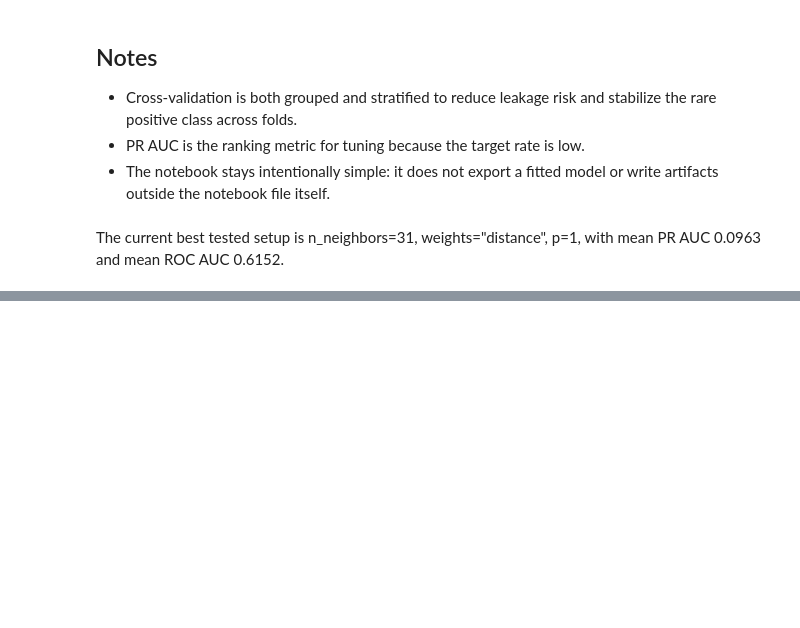
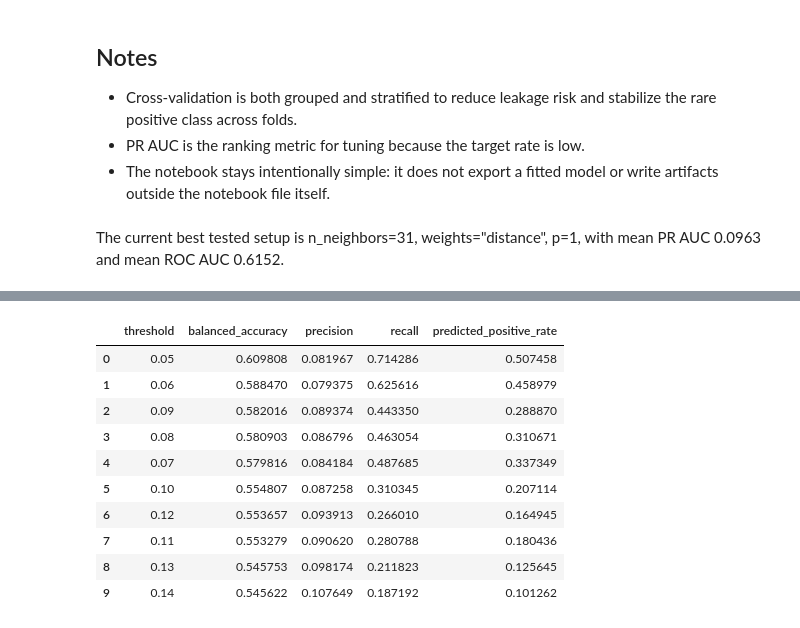
Before and after one commit to janwolyniak/WEC_26, a Jupyter notebook: notebooks/knn_pipeline.ipynb, the cells around one changed output, grey strips where cells are left out. Saved outputs shown, nothing was run; the diff lists cells and outputs as text; code cells hidden in the pictures; blank space fills up the shorter version.

```diff
--- a/notebooks/knn_pipeline.ipynb
+++ b/notebooks/knn_pipeline.ipynb
@@ -375,0 +510,80 @@ Best configuration fold metrics:
+# %%
+from sklearn.metrics import precision_score, recall_score
+
+
+def collect_oof_probabilities(X_frame, y_series, group_series, numeric_feature_names, params):
+    splitter = StratifiedGroupKFold(n_splits=N_SPLITS, shuffle=True, random_state=RANDOM_STATE)
+    oof_rows = []
+
+    for fold_number, (train_idx, val_idx) in enumerate(splitter.split(X_frame, y_series, group_series), start=1):
+        model = build_knn_pipeline(
+            numeric_features=numeric_feature_names,
+            categorical_features=categorical_features,
+            boolean_features=boolean_features,
+            params=params,
+        )
+        model.fit(X_frame.iloc[train_idx], y_series.iloc[train_idx])
+        probabilities = model.predict_proba(X_frame.iloc[val_idx])[:, 1]
+
+        fold_frame = pd.DataFrame({
+            'fold': fold_number,
+            'y_true': y_series.iloc[val_idx].to_numpy(),
+            'y_proba': probabilities,
+        })
+        oof_rows.append(fold_frame)
+
+    return pd.concat(oof_rows, ignore_index=True)
+
+
+reduced_best_params = {
+    'n_neighbors': int(reduced_best_trial['n_neighbors']),
+    'weights': reduced_best_trial['weights'],
+    'metric': 'minkowski',
+    'p': int(reduced_best_trial['p']),
+}
+
+reduced_oof = collect_oof_probabilities(
+    X_frame=X_reduced,
+    y_series=y,
+    group_series=groups,
+    numeric_feature_names=numeric_features_reduced,
+    params=reduced_best_params,
+)
+
+threshold_rows = []
+for threshold in np.arange(0.05, 0.31, 0.01):
+    y_pred = (reduced_oof['y_proba'] >= threshold).astype(int)
+    threshold_rows.append({
+        'threshold': round(float(threshold), 2),
+        'balanced_accuracy': balanced_accuracy_score(reduced_oof['y_true'], y_pred),
+        'precision': precision_score(reduced_oof['y_true'], y_pred, zero_division=0),
+        'recall': recall_score(reduced_oof['y_true'], y_pred, zero_division=0),
+        'predicted_positive_rate': y_pred.mean(),
+    })
+
+threshold_results = pd.DataFrame(threshold_rows).sort_values(
+    ['balanced_accuracy', 'recall', 'precision'],
+    ascending=[False, False, False],
+).reset_index(drop=True)
+
+best_threshold_row = threshold_results.iloc[0].to_dict()
+reduced_oof_pr_auc = average_precision_score(reduced_oof['y_true'], reduced_oof['y_proba'])
+reduced_oof_roc_auc = roc_auc_score(reduced_oof['y_true'], reduced_oof['y_proba'])
+
+threshold_summary = pd.DataFrame([
+    {
+        'selected_threshold': best_threshold_row['threshold'],
+        'balanced_accuracy': best_threshold_row['balanced_accuracy'],
+        'precision': best_threshold_row['precision'],
+        'recall': best_threshold_row['recall'],
+        'predicted_positive_rate': best_threshold_row['predicted_positive_rate'],
+        'oof_pr_auc': reduced_oof_pr_auc,
+        'oof_roc_auc': reduced_oof_roc_auc,
+    }
+])
+
+print('Threshold search on reduced-feature out-of-fold probabilities:')
+display(threshold_results.head(10))
+print('Selected reduced-feature threshold summary:')
+display(threshold_summary)
+# %% [output]
@@ -375,0 +591,11 @@ Best configuration fold metrics:
+|  | threshold | balanced_accuracy | precision | recall | predicted_positive_rate |
+| 0 | 0.05 | 0.609808 | 0.081967 | 0.714286 | 0.507458 |
+| 1 | 0.06 | 0.588470 | 0.079375 | 0.625616 | 0.458979 |
+| 2 | 0.09 | 0.582016 | 0.089374 | 0.443350 | 0.288870 |
+| 3 | 0.08 | 0.580903 | 0.086796 | 0.463054 | 0.310671 |
+| 4 | 0.07 | 0.579816 | 0.084184 | 0.487685 | 0.337349 |
+| 5 | 0.10 | 0.554807 | 0.087258 | 0.310345 | 0.207114 |
+| 6 | 0.12 | 0.553657 | 0.093913 | 0.266010 | 0.164945 |
+| 7 | 0.11 | 0.553279 | 0.090620 | 0.280788 | 0.180436 |
+| 8 | 0.13 | 0.545753 | 0.098174 | 0.211823 | 0.125645 |
+| 9 | 0.14 | 0.545622 | 0.107649 | 0.187192 | 0.101262 |
```
Also changed, not shown: parts of 5 cells of this notebook, 1 other file.
